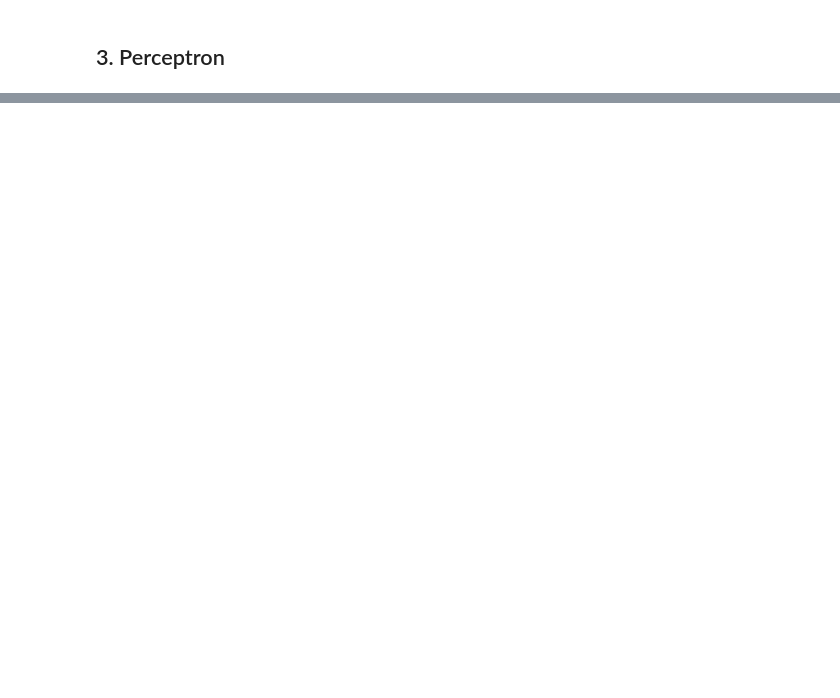
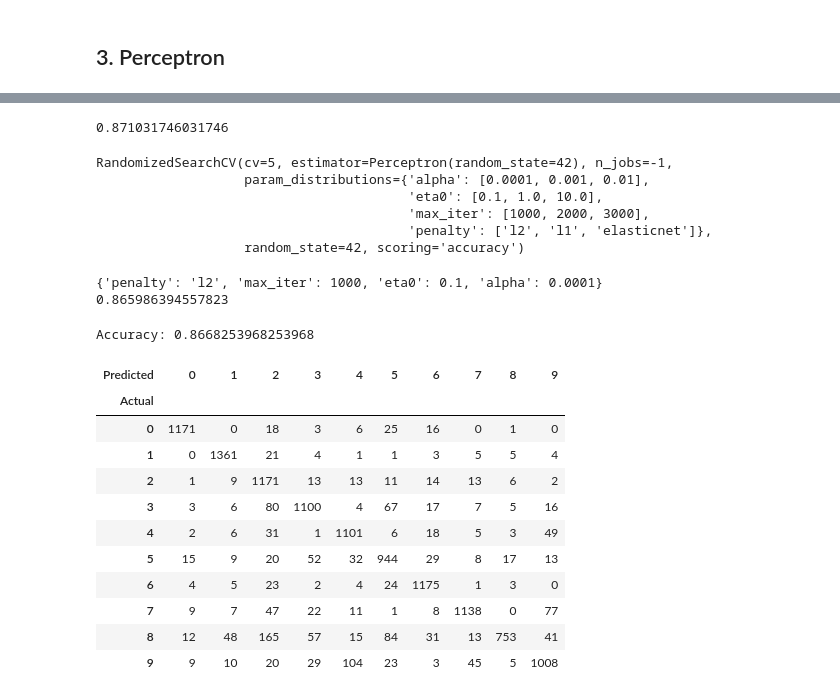
Before and after one commit to NikhilGarg21/ml-projects, a Jupyter notebook: mnist-model-comparison/mnist_comparison.ipynb, the cells around one changed output, grey strips where cells are left out. Cells and saved outputs as stored; diff of their text form; code cells hidden in the pictures; blank space fills up the shorter version.

```diff
--- a/mnist-model-comparison/mnist_comparison.ipynb
+++ b/mnist-model-comparison/mnist_comparison.ipynb
@@ -94,0 +117,70 @@ plt.show()
+# %%
+from sklearn.linear_model import Perceptron
+modelPer = Perceptron(max_iter=1000 , random_state= 42)
+modelPer.fit(X_train , y_train)
+y_predict = modelPer.predict(X_test)
+accuracy = accuracy_score(y_test , y_predict)
+accuracy
+# %% [output]
+0.871031746031746
+# %%
+from sklearn.model_selection import RandomizedSearchCV
+
+param_dist = {
+    'alpha': [0.0001, 0.001, 0.01],
+    'penalty': ['l2', 'l1', 'elasticnet'],
+    'max_iter': [1000, 2000, 3000],
+    'eta0': [0.1, 1.0, 10.0]
+}
+
+search = RandomizedSearchCV(
+    modelPer,
+    param_distributions=param_dist,
+    n_iter=10,
+    cv=5,
+    scoring='accuracy',
+    random_state=42,
+    n_jobs=-1
+)
+
+search.fit(X_train, y_train)
+# %% [output]
+RandomizedSearchCV(cv=5, estimator=Perceptron(random_state=42), n_jobs=-1,
+                   param_distributions={'alpha': [0.0001, 0.001, 0.01],
+                                        'eta0': [0.1, 1.0, 10.0],
+                                        'max_iter': [1000, 2000, 3000],
+                                        'penalty': ['l2', 'l1', 'elasticnet']},
+                   random_state=42, scoring='accuracy')
+# %%
+print(search.best_params_)
+print(search.best_score_)
+# %% [output]
+{'penalty': 'l2', 'max_iter': 1000, 'eta0': 0.1, 'alpha': 0.0001}
+0.865986394557823
+# %%
+best_model = search.best_estimator_
+y_pred = best_model.predict(X_test)
+print("Accuracy:", accuracy_score(y_test, y_pred))
+# %% [output]
+Accuracy: 0.8668253968253968
+# %%
+cm = confusion_matrix(y_test, y_pred)
+
+labels = [0,1,2,3,4,5,6,7,8,9]
+cm_df = pd.DataFrame(cm, index=labels, columns=labels)
+cm_df.index.name = "Actual"
+cm_df.columns.name = "Predicted"
+cm_df
+# %% [output]
+| Predicted | 0 | 1 | 2 | 3 | 4 | 5 | 6 | 7 | 8 | 9 |
+| Actual |  |  |  |  |  |  |  |  |  |  |
+| 0 | 1171 | 0 | 18 | 3 | 6 | 25 | 16 | 0 | 1 | 0 |
+| 1 | 0 | 1361 | 21 | 4 | 1 | 1 | 3 | 5 | 5 | 4 |
+| 2 | 1 | 9 | 1171 | 13 | 13 | 11 | 14 | 13 | 6 | 2 |
+| 3 | 3 | 6 | 80 | 1100 | 4 | 67 | 17 | 7 | 5 | 16 |
+| 4 | 2 | 6 | 31 | 1 | 1101 | 6 | 18 | 5 | 3 | 49 |
+| 5 | 15 | 9 | 20 | 52 | 32 | 944 | 29 | 8 | 17 | 13 |
+| 6 | 4 | 5 | 23 | 2 | 4 | 24 | 1175 | 1 | 3 | 0 |
+| 7 | 9 | 7 | 47 | 22 | 11 | 1 | 8 | 1138 | 0 | 77 |
+| 8 | 12 | 48 | 165 | 57 | 15 | 84 | 31 | 13 | 753 | 41 |
+| 9 | 9 | 10 | 20 | 29 | 104 | 23 | 3 | 45 | 5 | 1008 |
```
Also changed, not shown: parts of 10 cells of this notebook.
